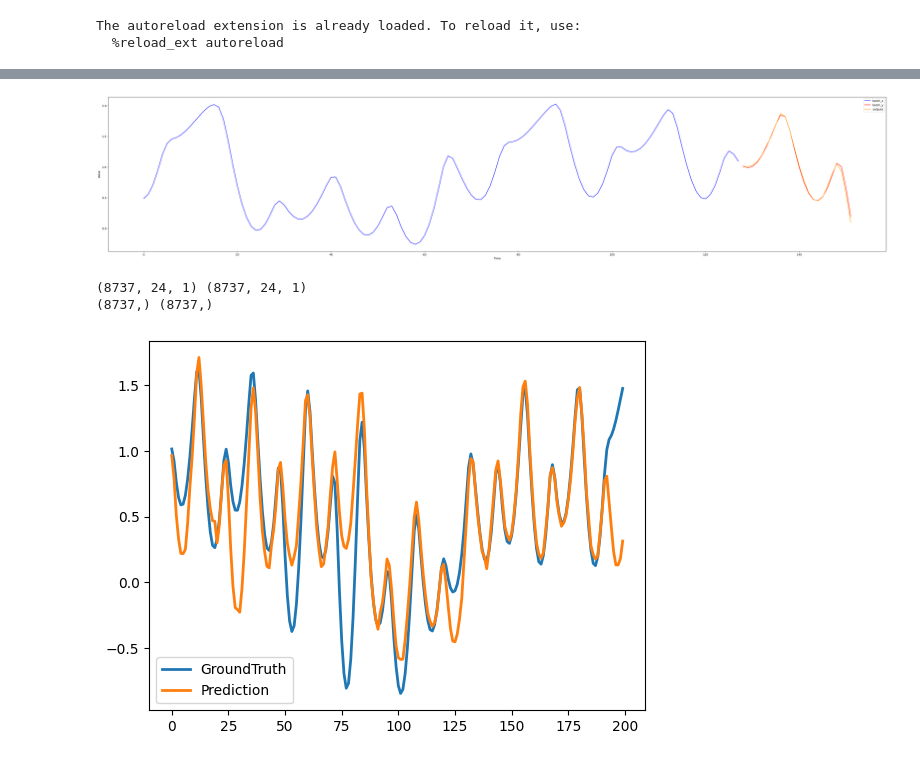
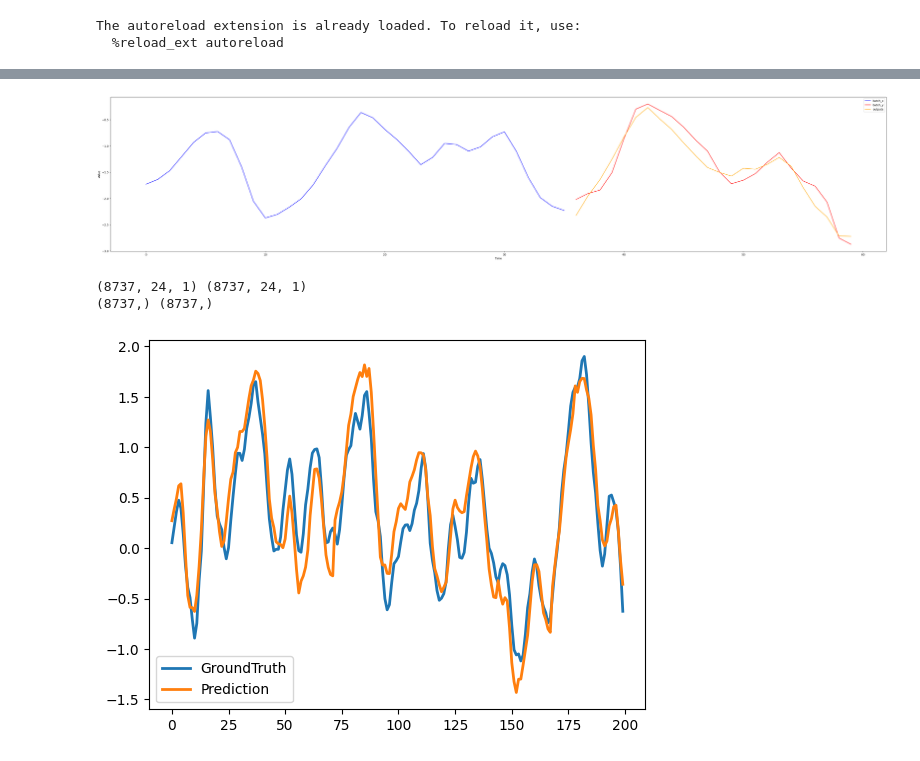
Before and after one commit to robersGE/TimeXer, a Jupyter notebook: playgrounds/plot_data.ipynb, the cells around one changed output, grey strips where cells are left out. Drawn from its saved outputs; the diff is of its cells as text; code cells hidden in the pictures.

```diff
--- a/playgrounds/plot_data.ipynb
+++ b/playgrounds/plot_data.ipynb
@@ -36,40 +36,42 @@ torch.Size([256, 128, 3]) torch.Size([256, 24, 1]) torch.Size([256, 128, 4]) tor
 # %%
-plot_data(batch_x, batch_y, batch_x_mark, outputs, 11)
+plot_data(batch_x, batch_y, batch_x_mark, outputs, 13)
 # %% [output]
-[figure, old version]
+[figure, new version]
 # %%
 import numpy as np
+import os
 
-preds = '/mnt/data/robers/projects/TimeXer/results/long_term_forecast_NP_168_24_TimeXer_custom_ftMS_sl128_ll12_pl24_dm512_nh1_el5_dl1_df512_expand2_dc4_fc1_ebtimeF_dtTrue_test_0/pred.npy'
-true = '/mnt/data/robers/projects/TimeXer/results/long_term_forecast_NP_168_24_TimeXer_custom_ftMS_sl128_ll12_pl24_dm512_nh1_el5_dl1_df512_expand2_dc4_fc1_ebtimeF_dtTrue_test_0/true.npy'
+folder_path = '/mnt/data/robers/projects/TimeXer/results/long_term_forecast_NP_168_24_TimeXer_custom_ftMS_sl36_ll12_pl24_dm512_nh1_el5_dl1_df512_expand2_dc4_fc1_ebtimeF_dtTrue_test_0'
+preds = os.path.join(folder_path, 'pred.npy')
+true = os.path.join(folder_path, 'true.npy')
 
 preds = np.load(preds)
 true = np.load(true)
 
 print(preds.shape, true.shape)
 
 import matplotlib.pyplot as plt
 
 # create a x_axis from 0 to preds.shape[0]
 x_axis = np.arange(preds.shape[0])
 y_values_preds = np.zeros(preds.shape[0])
 y_values_true = np.zeros(preds.shape[0])
 
 print(y_values_preds.shape, y_values_true.shape)
 
 for idx in range(0, preds.shape[0]-preds.shape[1], preds.shape[1]):
     # print(preds[idx][:, 0].shape, preds[idx][:, 0].shape)
     y_values_preds[idx:idx+24] = preds[idx][:, 0]
     y_values_true[idx:idx+24] = true[idx][:, 0]
 
 plt.figure()
 len = 200
-start = 100
+start = 600
 plt.plot(y_values_true[start:start+len], label='GroundTruth', linewidth=2)
 plt.plot(y_values_preds[start:start+len], label='Prediction', linewidth=2)
 plt.legend()
 plt.show()
 # %% [output]
 (8737, 24, 1) (8737, 24, 1)
 (8737,) (8737,)
-[figure, old version]
+[figure, new version]
```
Also changed, not shown: parts of 1 cell of this notebook, 38 other files.
